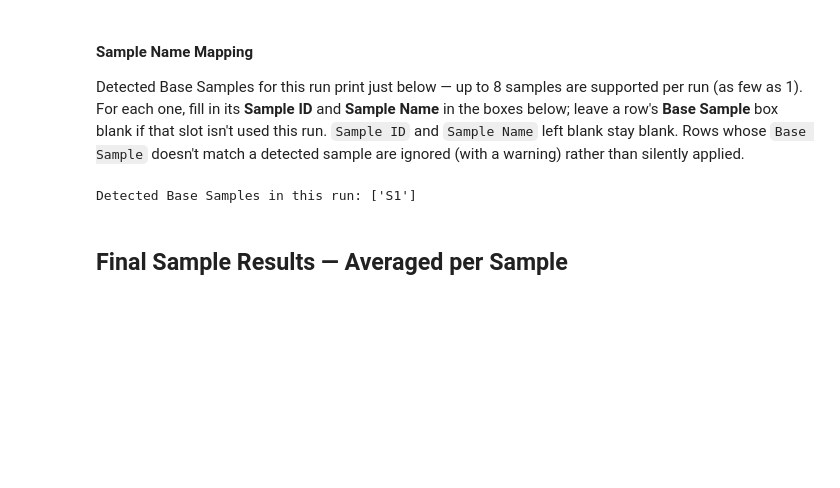
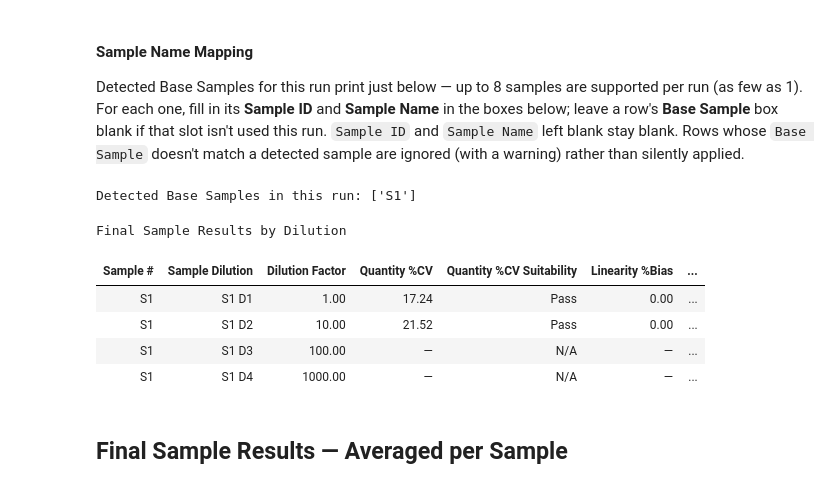
Before and after one commit to GabiRivera0011/resiDNA_workflows, a Jupyter notebook: Notebooks/01_Phase I.ipynb, the cells around one changed output. Cells and saved outputs as stored; diff of their text form; code cells hidden in the pictures; blank space fills up the shorter version.

```diff
--- a/Notebooks/01_Phase I.ipynb
+++ b/Notebooks/01_Phase I.ipynb
@@ -955,7 +927,8 @@ Sample %CV Suitability (Triplicate Quantity)
 # Ct %CV + Quantity %CV (its most precise triplicate) is taken as the reference. Every
 # dilution's Dilution Adjusted quantity is then compared to that reference to test
 # linearity across the series — this replaces the old spike-based %Recovery check, since
-# spiked series are no longer collected.
+# spiked series are no longer collected. compute_dilutional_linearity() (Scripts/qpcr.py)
+# does the actual calculation, shared with app/app.py.
 unspiked_dilutions = (
     samples_df[~samples_df["sample_name"].str.endswith(" S")]
     .drop_duplicates(subset="sample_name")
@@ -963,28 +936,7 @@ unspiked_dilutions = (
     .copy()
 )
 
-_combined_cv = (
-    unspiked_dilutions["ct_cv_percent"].fillna(float("inf"))
-    + unspiked_dilutions["quantity_percent_cv"].fillna(float("inf"))
-)
-
-reference_dilution_adjusted = (
-    unspiked_dilutions.assign(combined_cv=_combined_cv)
-    .sort_values("combined_cv")
-    .drop_duplicates(subset="base_sample", keep="first")
-    .set_index("base_sample")["dilution_adjusted"]
-)
-
-linearity_df = unspiked_dilutions.copy()
-linearity_df["Reference Dilution Adjusted"] = linearity_df["base_sample"].map(reference_dilution_adjusted)
-
-# % Bias = (x1 - x2) / x2 × 100, where x2 is the sample's reference dilution
-linearity_df["% Bias"] = (
-    (linearity_df["dilution_adjusted"] - linearity_df["Reference Dilution Adjusted"])
-    / linearity_df["Reference Dilution Adjusted"] * 100
-)
-linearity_df["Pass"] = (linearity_df["% Bias"].abs() <= SAMPLE_LINEARITY_BIAS_MAX).astype(object)
-linearity_df.loc[linearity_df["% Bias"].isna(), "Pass"] = pd.NA
+linearity_df = compute_dilutional_linearity(unspiked_dilutions, SAMPLE_LINEARITY_BIAS_MAX)
 
 linearity_df = linearity_df.rename(columns={
     "base_sample": "Base Sample",
@@ -1212,43 +1181,46 @@ final_results["Quantity %CV Suitability"] = final_results["Quantity %CV"].apply(
 )
 
 # Bring in each dilution's linearity verdict against its sample's reference dilution
 final_results = final_results.merge(
     linearity_df[["Sample", "% Bias", "Pass"]].rename(columns={"% Bias": "Linearity %Bias"}),
     on="Sample",
     how="left",
 )
 final_results["Linearity Suitability"] = (
     final_results["Pass"].map({True: "Pass", False: "Fail"}).fillna("N/A")
 )
 final_results = final_results.drop(columns="Pass")
 
-# A dilution is only reportable/averageable once it cleanly passes both checks
-def _combined_suitability(row):
-    statuses = {row["Quantity %CV Suitability"], row["Linearity Suitability"]}
-    if "Fail" in statuses:
-        return "Fail"
-    if "N/A" in statuses:
-        return "N/A"
-    return "Pass"
-
-final_results["Suitability"] = final_results.apply(_combined_suitability, axis=1)
+# A dilution is only reportable/averageable once it cleanly passes both checks.
+# combined_suitability() is imported from Scripts/qpcr.py
+final_results["Suitability"] = final_results.apply(
+    lambda row: combined_suitability([row["Quantity %CV Suitability"], row["Linearity Suitability"]]),
+    axis=1,
+)
 
 # "Base Sample" / "Sample" only rename to "Sample #" / "Sample Dilution" here, at the
 # final display step — everything above (merges, sort_values) still uses the working names
 final_results = final_results.rename(columns={"Base Sample": "Sample #", "Sample": "Sample Dilution"})[[
     "Sample #", "Sample Dilution", "Dilution Factor",
     "Quantity %CV", "Quantity %CV Suitability",
     "Linearity %Bias", "Linearity Suitability",
     "Total DNA (ng/mL)", "Protein Concentration (mg/mL)", "DNA per Protein (ng/mg)",
     "Suitability",
 ]]
 
 style_table(
     final_results,
     caption="Final Sample Results by Dilution",
     align="left",
     precision_overrides=FINAL_RESULTS_PRECISION,
 )
+# %% [output]
+Final Sample Results by Dilution
+| Sample # | Sample Dilution | Dilution Factor | Quantity %CV | Quantity %CV Suitability | Linearity %Bias | ... |
+| S1 | S1 D1 | 1.00 | 17.24 | Pass | 0.00 | ... |
+| S1 | S1 D2 | 10.00 | 21.52 | Pass | 0.00 | ... |
+| S1 | S1 D3 | 100.00 | — | N/A | — | ... |
+| S1 | S1 D4 | 1000.00 | — | N/A | — | ... |
 # %% [markdown]
 ## Final Sample Results — Averaged per Sample
 # %%
```
Also changed, not shown: parts of 11 cells of this notebook, 5 other files.
